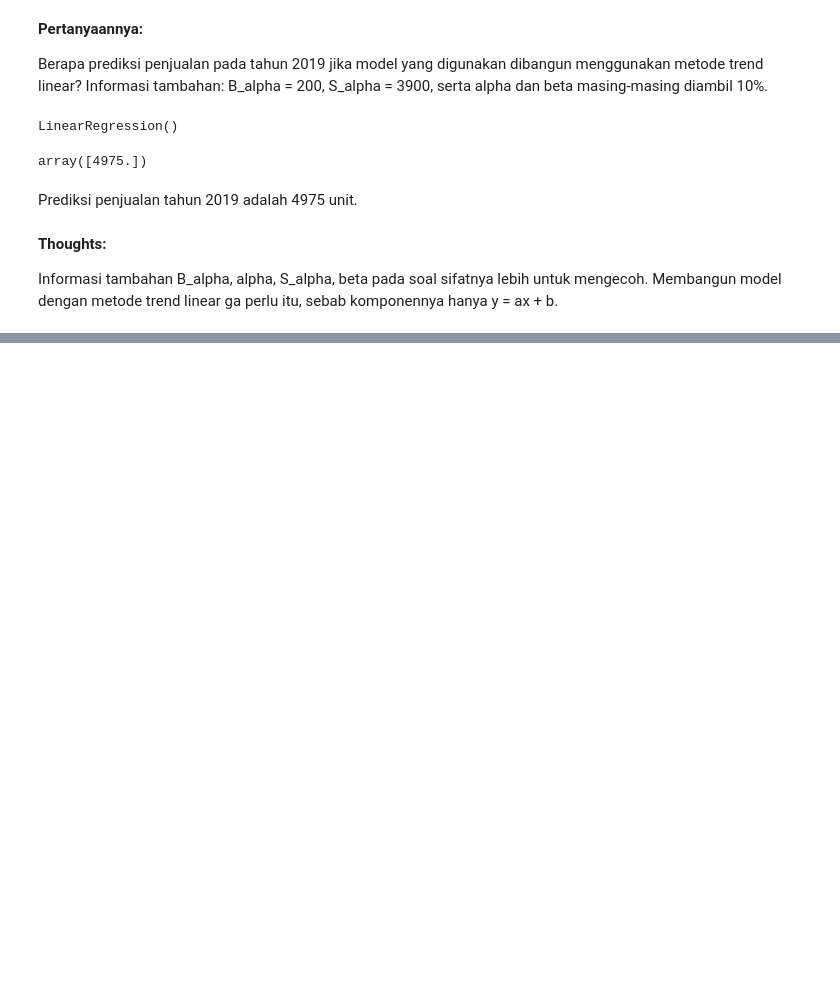
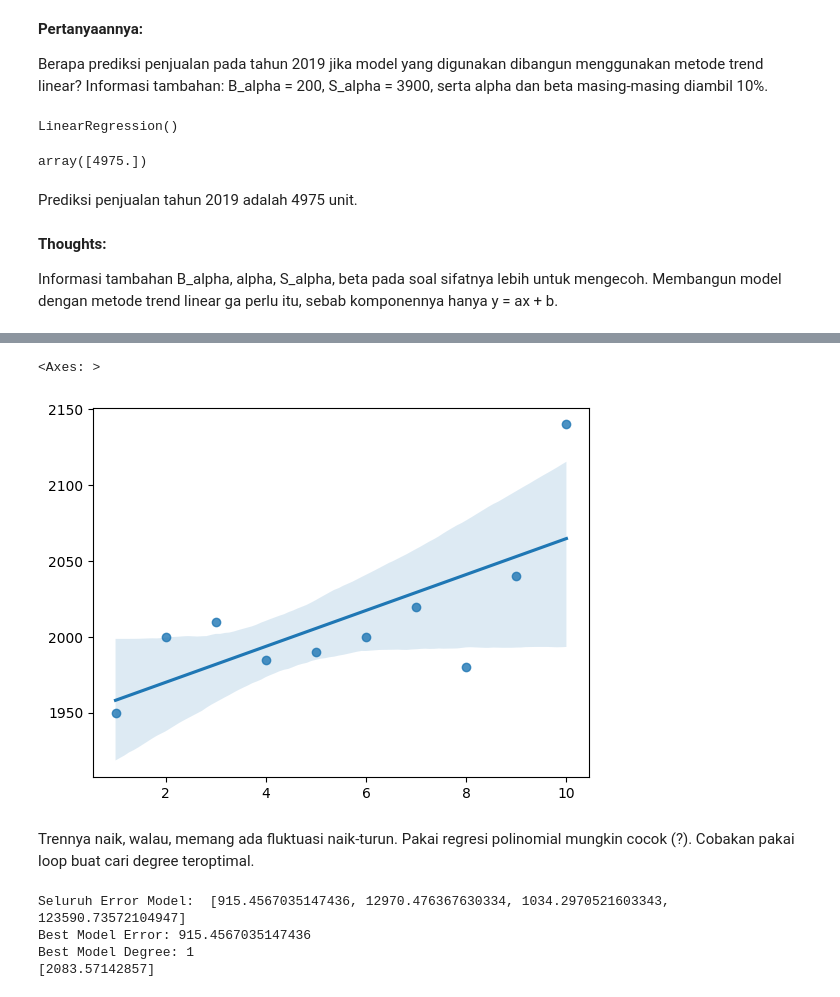
Before and after one commit to dinanabila/eda-notebooks, a Jupyter notebook: 2026/forecasting_uas_mtk_unpad.ipynb, the cells around one changed output, grey strips where cells are left out. Cells and saved outputs as stored; diff of their text form; code cells hidden in the pictures; blank space fills up the shorter version.

```diff
--- a/2026/forecasting_uas_mtk_unpad.ipynb
+++ b/2026/forecasting_uas_mtk_unpad.ipynb
@@ -102,0 +116,44 @@ Informasi tambahan B_alpha, alpha, S_alpha, beta pada soal sifatnya lebih untuk
+# %%
+sns.regplot(x=periode, y=harga)
+# %% [output]
+<Axes: >
+[figure, added]
+# %% [markdown]
+Trennya naik, walau, memang ada fluktuasi naik-turun. Pakai regresi polinomial mungkin cocok (?). Cobakan pakai loop buat cari degree teroptimal.
+# %%
+# ======
+# MODEL
+# ======
+models = []
+errors = []
+for i in range(1, 5):
+    model = make_pipeline(
+        PolynomialFeatures(degree=i),
+        LinearRegression()
+    )
+
+    model.fit(periode[int(0.2*len(periode)):].reshape(-1, 1), harga[int(0.2*len(harga)):])
+    models.append(model)
+
+    y_pred = model.predict(periode[:int(0.2*len(periode))].reshape(-1, 1))
+
+    mse = mean_squared_error(harga[:int(0.2*len(harga))], y_pred)
+
+    # print(f"Mean Squared Error: {mse}")
+
+    errors.append(mse)
+
+# ============
+# BEST RESULT
+# ============
+best_model = models[errors.index(min(errors))]
+print("Seluruh Error Model: ", errors)
+print(f"Best Model Error: {min(errors)}")
+print(f"Best Model Degree: {errors.index(min(errors)) + 1}")
+y_inference = best_model.predict([[11]])
+print(y_inference)
+# %% [output]
+Seluruh Error Model:  [915.4567035147436, 12970.476367630334, 1034.2970521603343, 123590.73572104947]
+Best Model Error: 915.4567035147436
+Best Model Degree: 1
+[2083.57142857]
```
Also changed, not shown: parts of 5 cells of this notebook.
